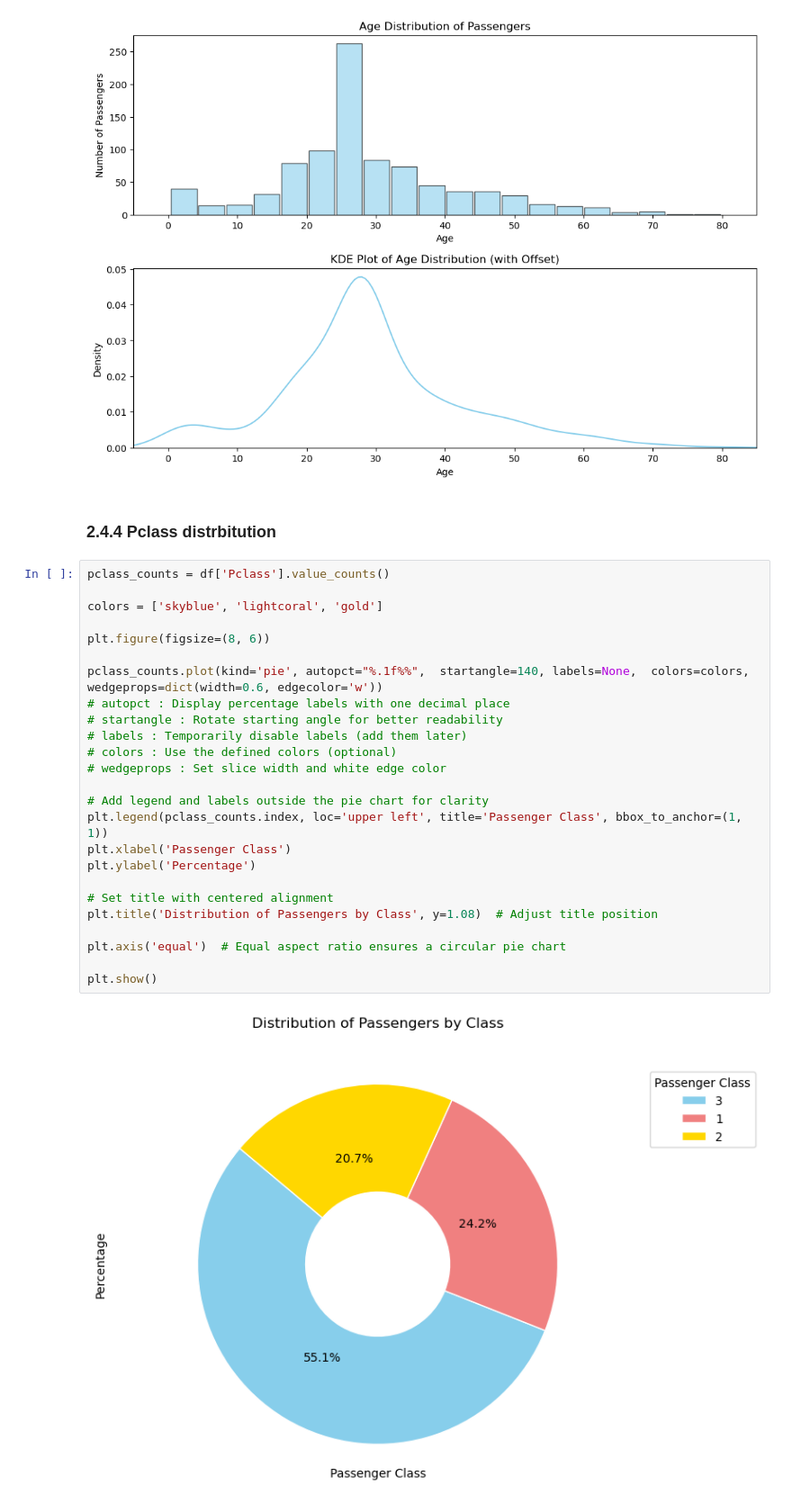
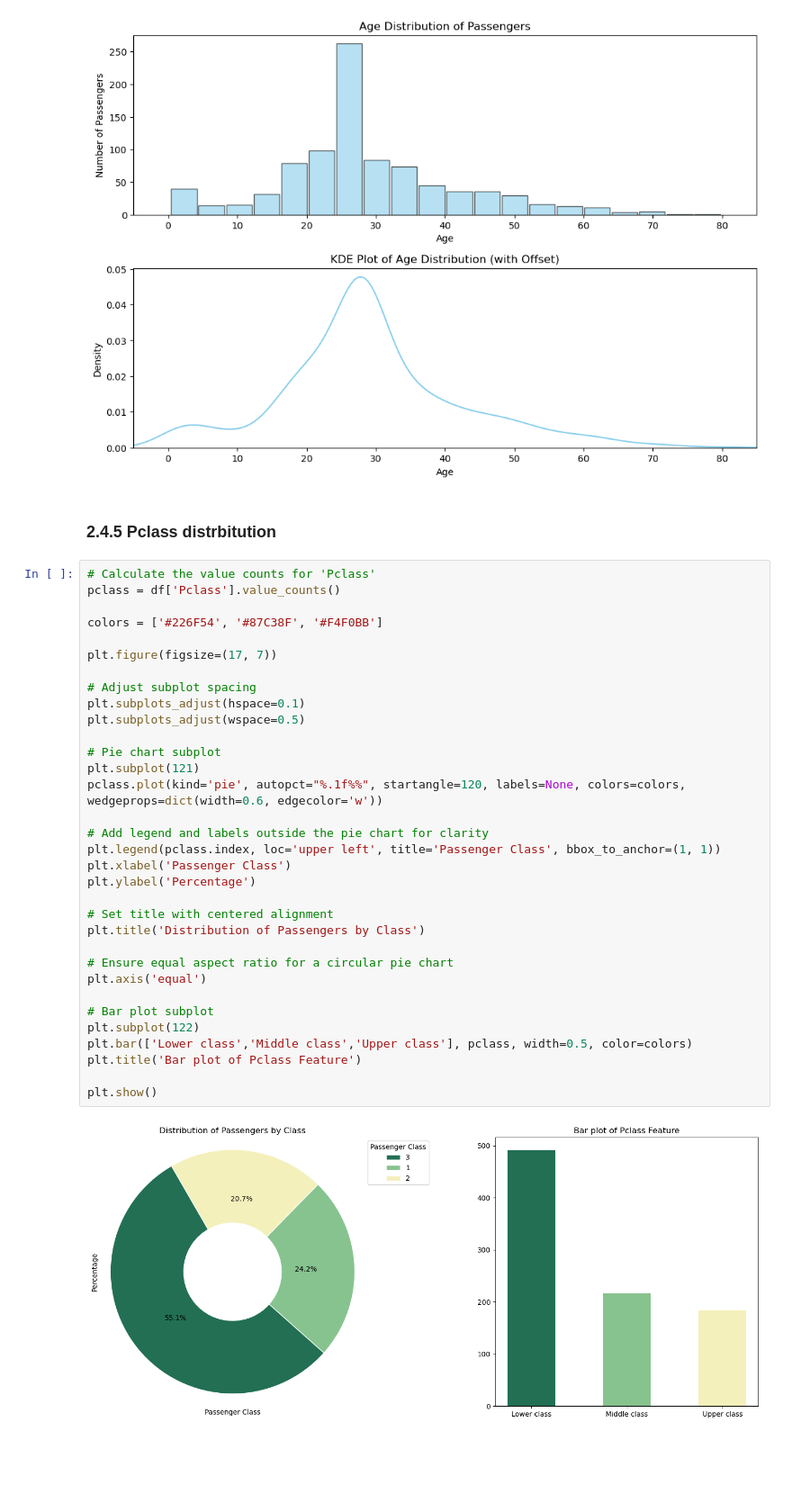
Before and after one commit to ImadElMaftouhi/codsoft, a Jupyter notebook: TITANIC SURVIVAL PREDICTION/main.ipynb, the cells around one changed output. Shown at 90% size. Cells and saved outputs as stored; diff of their text form; blank space fills up the shorter version.

```diff
--- a/TITANIC SURVIVAL PREDICTION/main.ipynb
+++ b/TITANIC SURVIVAL PREDICTION/main.ipynb
@@ -808,31 +813,39 @@ plt.show()
 # %% [output]
 [figure]
 # %% [markdown]
-### 2.4.4 Pclass distrbitution
+### 2.4.5 Pclass distrbitution
 # %%
-pclass_counts = df['Pclass'].value_counts()
+# Calculate the value counts for 'Pclass'
+pclass = df['Pclass'].value_counts()
 
-colors = ['skyblue', 'lightcoral', 'gold']
+colors = ['#226F54', '#87C38F', '#F4F0BB']
 
-plt.figure(figsize=(8, 6))
+plt.figure(figsize=(17, 7))
 
-pclass_counts.plot(kind='pie', autopct="%.1f%%",  startangle=140, labels=None,  colors=colors,  wedgeprops=dict(width=0.6, edgecolor='w'))
-# autopct : Display percentage labels with one decimal place
-# startangle : Rotate starting angle for better readability
-# labels : Temporarily disable labels (add them later)
-# colors : Use the defined colors (optional)
-# wedgeprops : Set slice width and white edge color
+# Adjust subplot spacing
+plt.subplots_adjust(hspace=0.1)
+plt.subplots_adjust(wspace=0.5)
+
+# Pie chart subplot
+plt.subplot(121)
+pclass.plot(kind='pie', autopct="%.1f%%", startangle=120, labels=None, colors=colors, wedgeprops=dict(width=0.6, edgecolor='w'))
 
 # Add legend and labels outside the pie chart for clarity
-plt.legend(pclass_counts.index, loc='upper left', title='Passenger Class', bbox_to_anchor=(1, 1))
+plt.legend(pclass.index, loc='upper left', title='Passenger Class', bbox_to_anchor=(1, 1))
 plt.xlabel('Passenger Class')
 plt.ylabel('Percentage')
 
 # Set title with centered alignment
-plt.title('Distribution of Passengers by Class', y=1.08)  # Adjust title position
+plt.title('Distribution of Passengers by Class')
 
-plt.axis('equal')  # Equal aspect ratio ensures a circular pie chart
+# Ensure equal aspect ratio for a circular pie chart
+plt.axis('equal')
+
+# Bar plot subplot
+plt.subplot(122)
+plt.bar(['Lower class','Middle class','Upper class'], pclass, width=0.5, color=colors)
+plt.title('Bar plot of Pclass Feature')
 
 plt.show()
 # %% [output]
-[figure, old version]
+[figure, new version]
```
Also changed, not shown: parts of 20 cells of this notebook, 1 other file.
